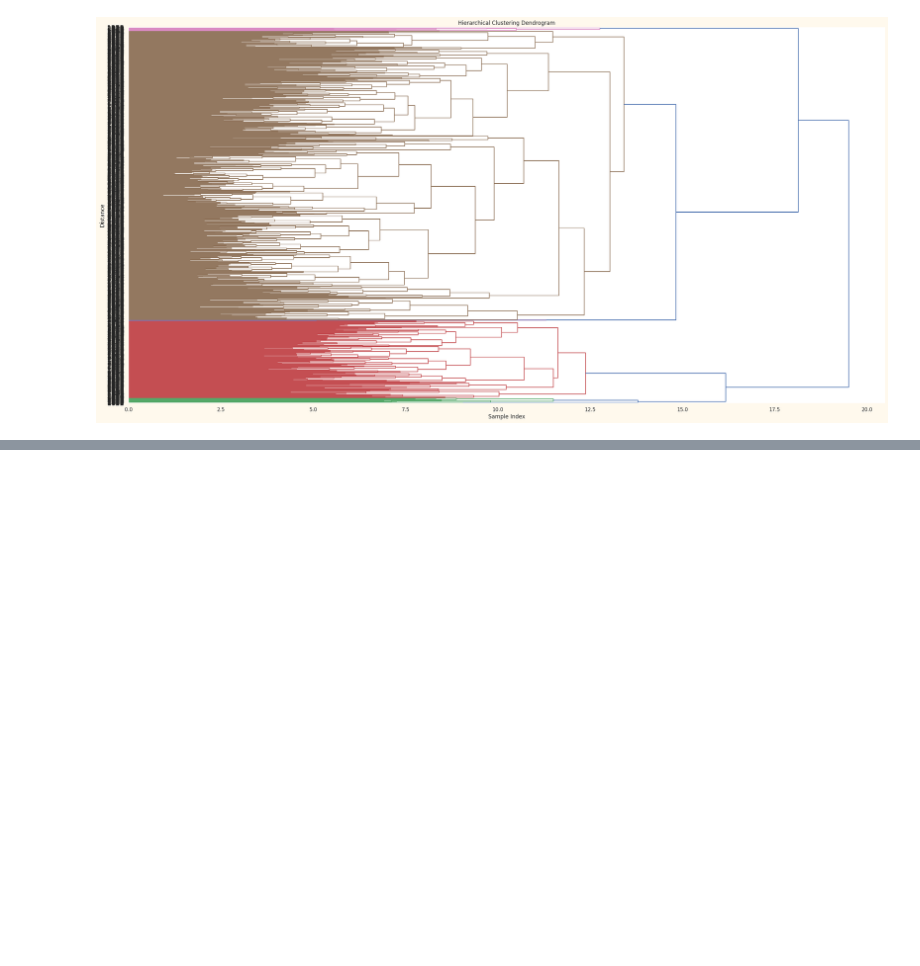
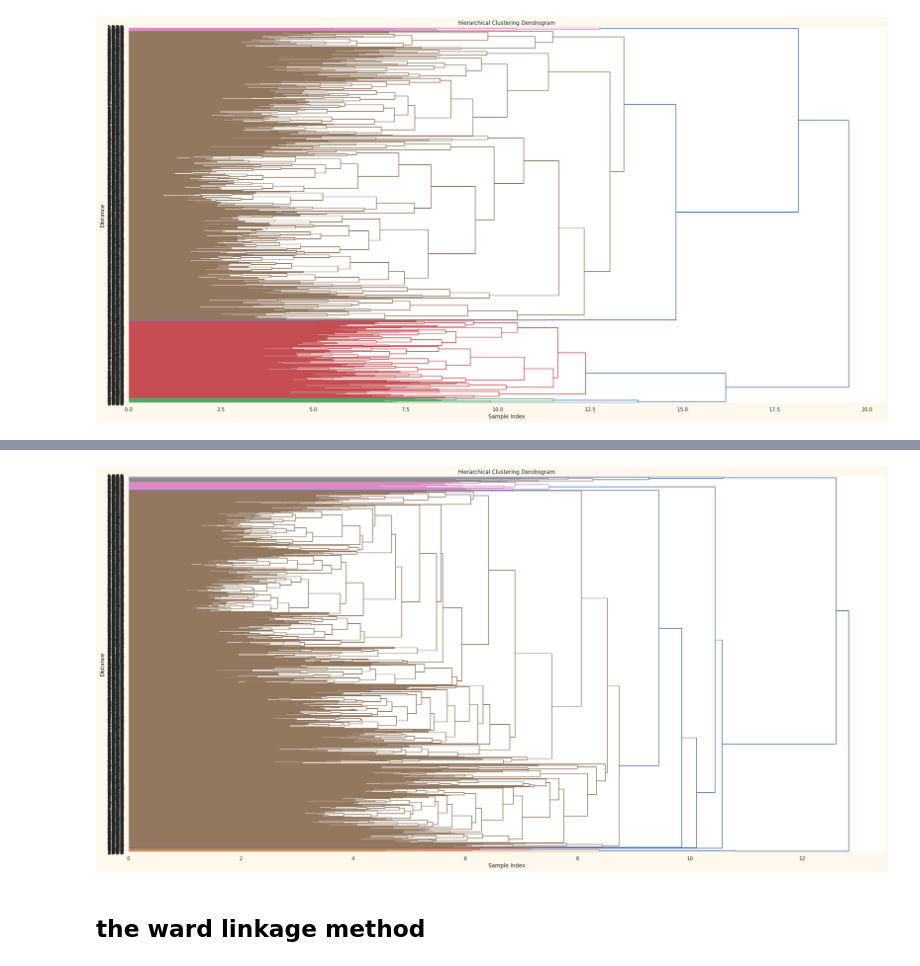
Before and after one commit to anas1IA/Learning_non_supervised-, a Jupyter notebook: Tp_unsupervised_learning.ipynb, the cells around one changed output, grey strips where cells are left out. Drawn from its saved outputs; the diff is of its cells as text; code cells hidden in the pictures; blank space fills up the shorter version.

```diff
--- a/Tp_unsupervised_learning.ipynb
+++ b/Tp_unsupervised_learning.ipynb
@@ -481,0 +512,13 @@ plt.show()
+# %%
+dict_linkage['eucldien_average'] = linkage(dict_pdist['euclidean'] ,method ='average', optimal_ordering = True)
+# %%
+plt.figure(figsize=(30,15))
+dendrogram(dict_linkage['eucldien_average'],labels=whiten_numeric.index,orientation='right',leaf_font_size=15)
+plt.title('Hierarchical Clustering Dendrogram')
+plt.xlabel('Sample Index')
+plt.ylabel('Distance')
+plt.show()
+# %% [output]
+[figure, added]
+# %% [markdown]
+## the ward linkage method
```
Also changed, not shown: parts of 16 cells of this notebook.
